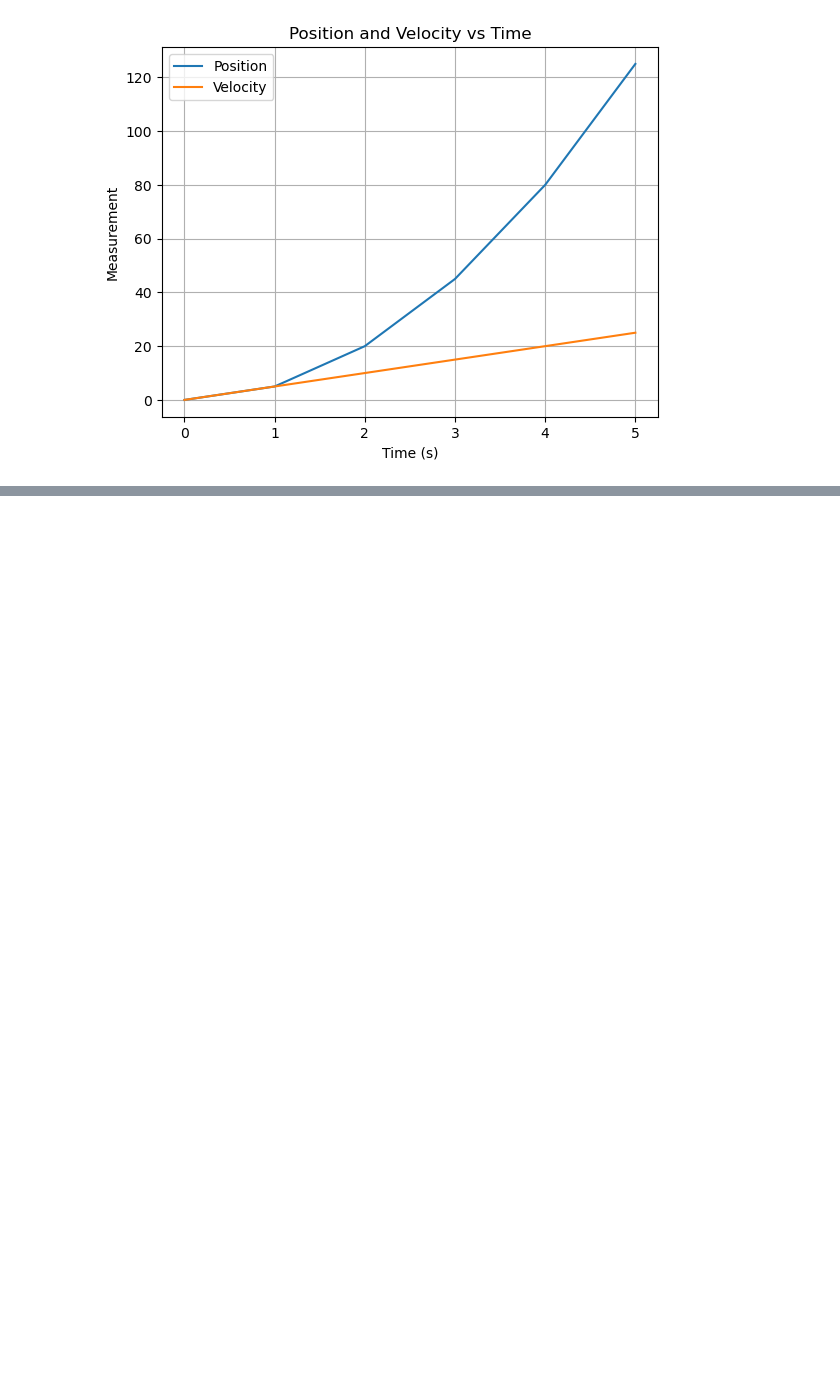
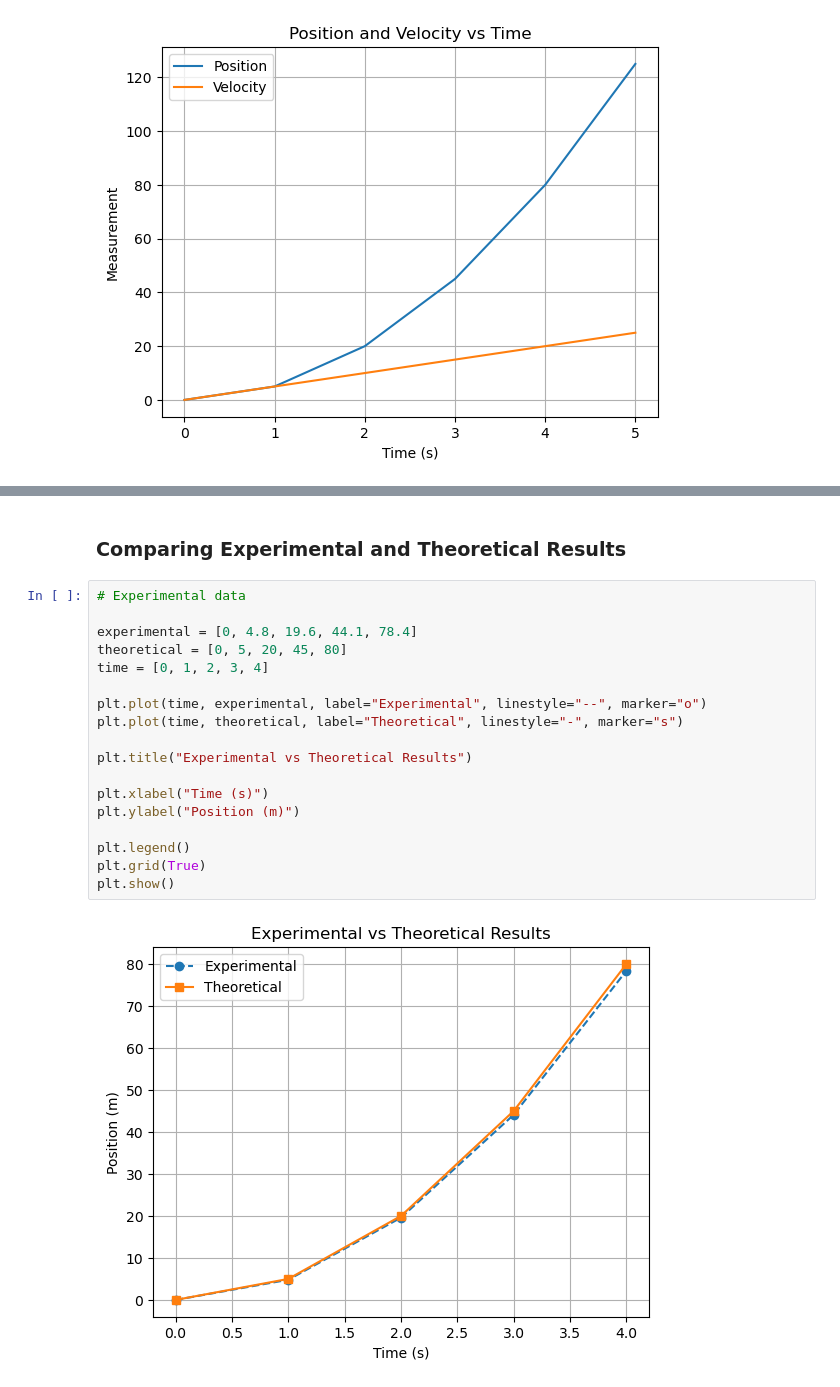
Before and after one commit to Collins-kariuk/Python-for-Physics-Students, a Jupyter notebook: Part 4_Data Visualization/Matplotlib & Plotting for Research.ipynb, the cells around one changed output, grey strips where cells are left out. Drawn from its saved outputs; the diff is of its cells as text; blank space fills up the shorter version.

```diff
--- a/Part 4_Data Visualization/Matplotlib & Plotting for Research.ipynb
+++ b/Part 4_Data Visualization/Matplotlib & Plotting for Research.ipynb
@@ -155,0 +214,22 @@ plt.show()
+# %% [markdown]
+### Comparing Experimental and Theoretical Results
+# %%
+# Experimental data
+
+experimental = [0, 4.8, 19.6, 44.1, 78.4]
+theoretical = [0, 5, 20, 45, 80]
+time = [0, 1, 2, 3, 4]
+
+plt.plot(time, experimental, label="Experimental", linestyle="--", marker="o")
+plt.plot(time, theoretical, label="Theoretical", linestyle="-", marker="s")
+
+plt.title("Experimental vs Theoretical Results")
+
+plt.xlabel("Time (s)")
+plt.ylabel("Position (m)")
+
+plt.legend()
+plt.grid(True)
+plt.show()
+# %% [output]
+[figure, added]
```
Also changed, not shown: parts of 10 cells of this notebook.
